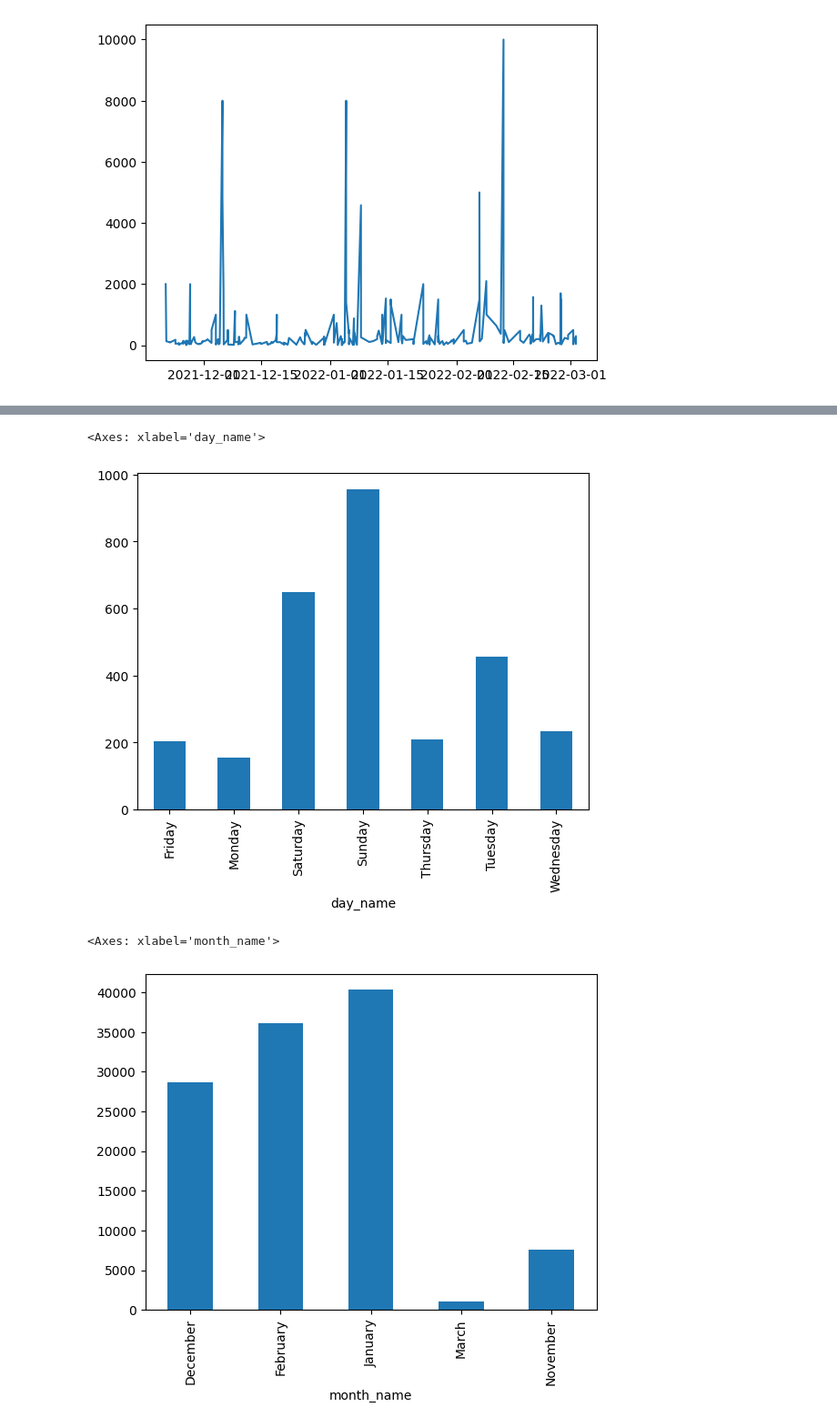
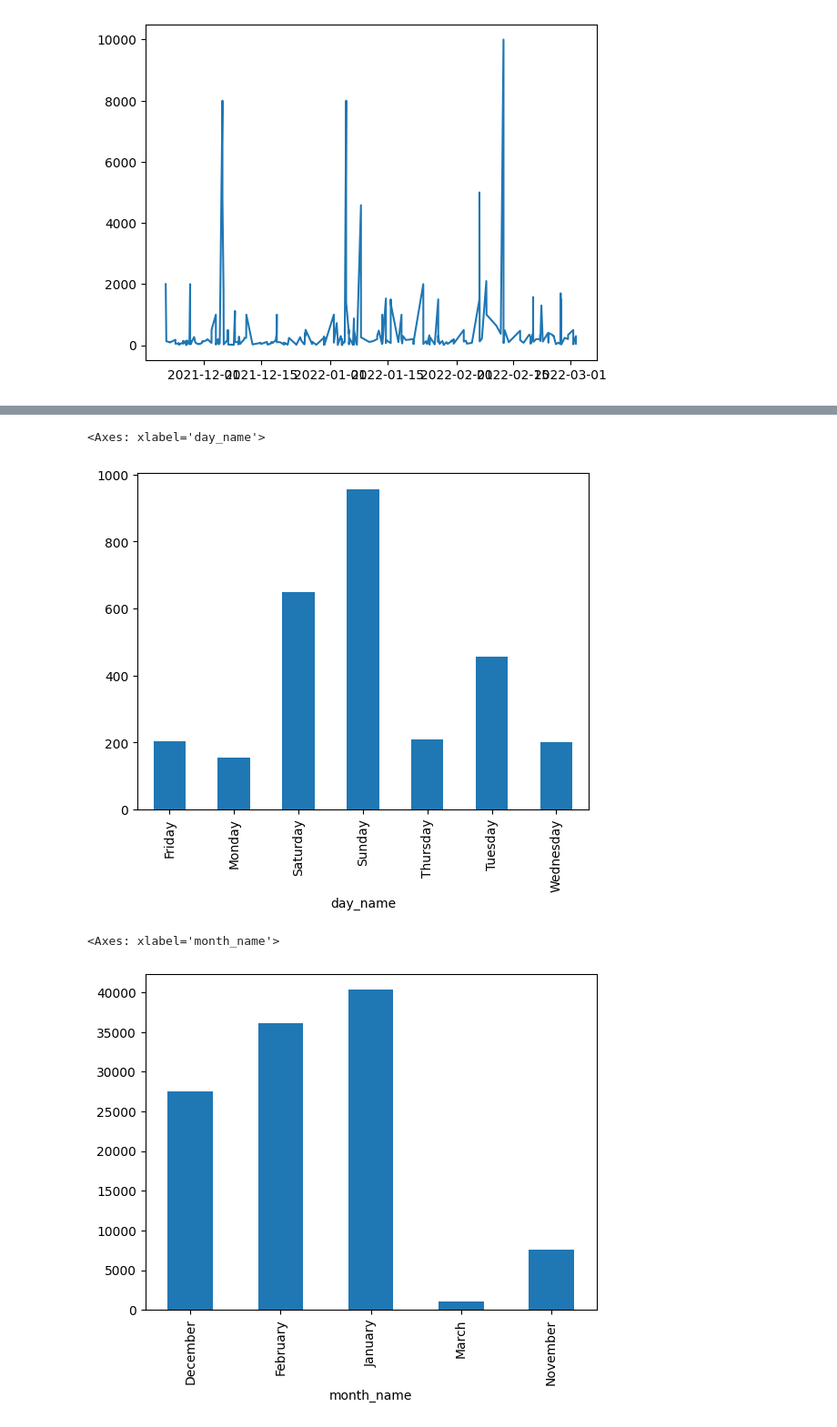
Before and after one commit to BhautikVekariya21/dsc, a Jupyter notebook: pandas/timestamp_datetimeindex.ipynb, the cells around one changed output, grey strips where cells are left out. Shown at 91% size. Cells and saved outputs as stored; diff of their text form; code cells hidden in the pictures.

```diff
--- a/pandas/timestamp_datetimeindex.ipynb
+++ b/pandas/timestamp_datetimeindex.ipynb
@@ -308,17 +329,17 @@ df.head()
 | 3 | 2022-03-01 18:56:00 | CUB - online payment | Transportation | NaN | Metro | 30.0 | Expense | NaN | 30.0 | INR | ... |
 | 4 | 2022-03-01 18:22:00 | CUB - online payment | Food | NaN | Snacks | 67.0 | Expense | NaN | 67.0 | INR | ... |
 # %%
-df.groupby('day_name')['INR'].mean().plot(kind='bar')
+df.groupby('day_name')['Amount'].mean().plot(kind='bar')
 # %% [output]
 <Axes: xlabel='day_name'>
-[figure, old version]
+[figure, new version]
 # %%
 df['month_name'] = df['Date'].dt.month_name()
 # %%
-df.groupby('month_name')['INR'].sum().plot(kind='bar')
+df.groupby('month_name')['Amount'].sum().plot(kind='bar')
 # %% [output]
 <Axes: xlabel='month_name'>
-[figure, old version]
+[figure, new version]
 # %%
 df[df['Date'].dt.is_month_end]
 # %% [output]
```
Also changed, not shown: parts of 13 cells of this notebook, 4 other files.
